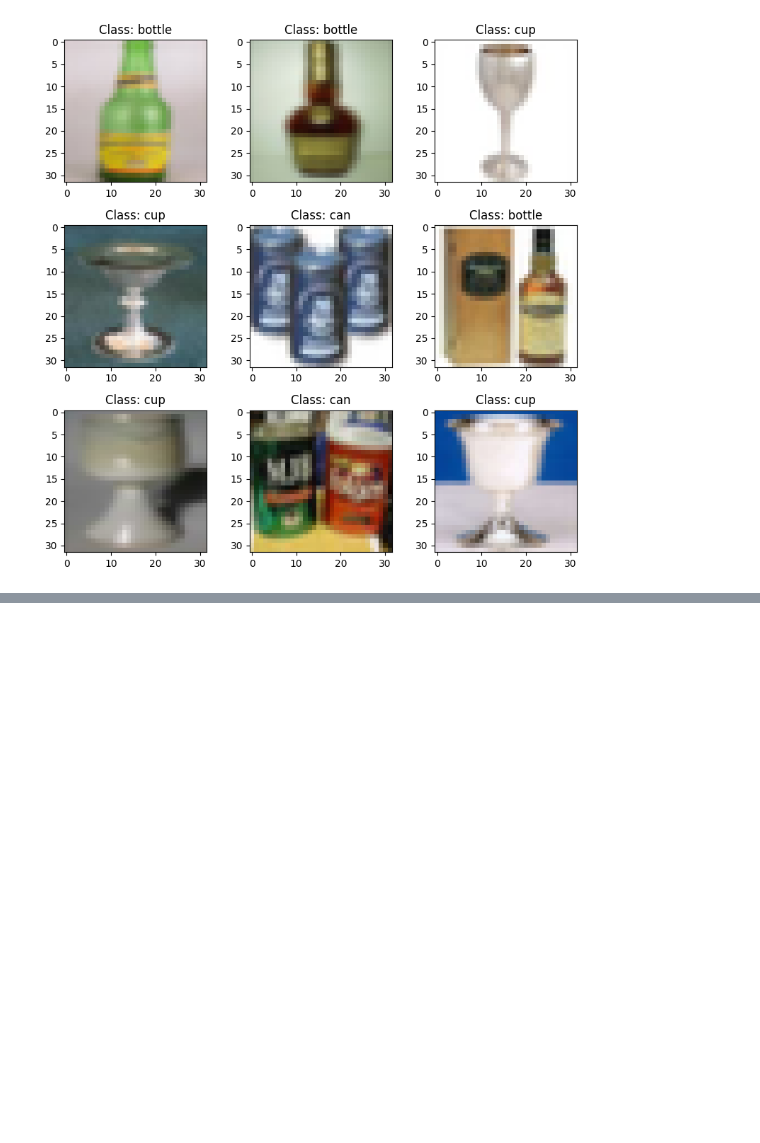
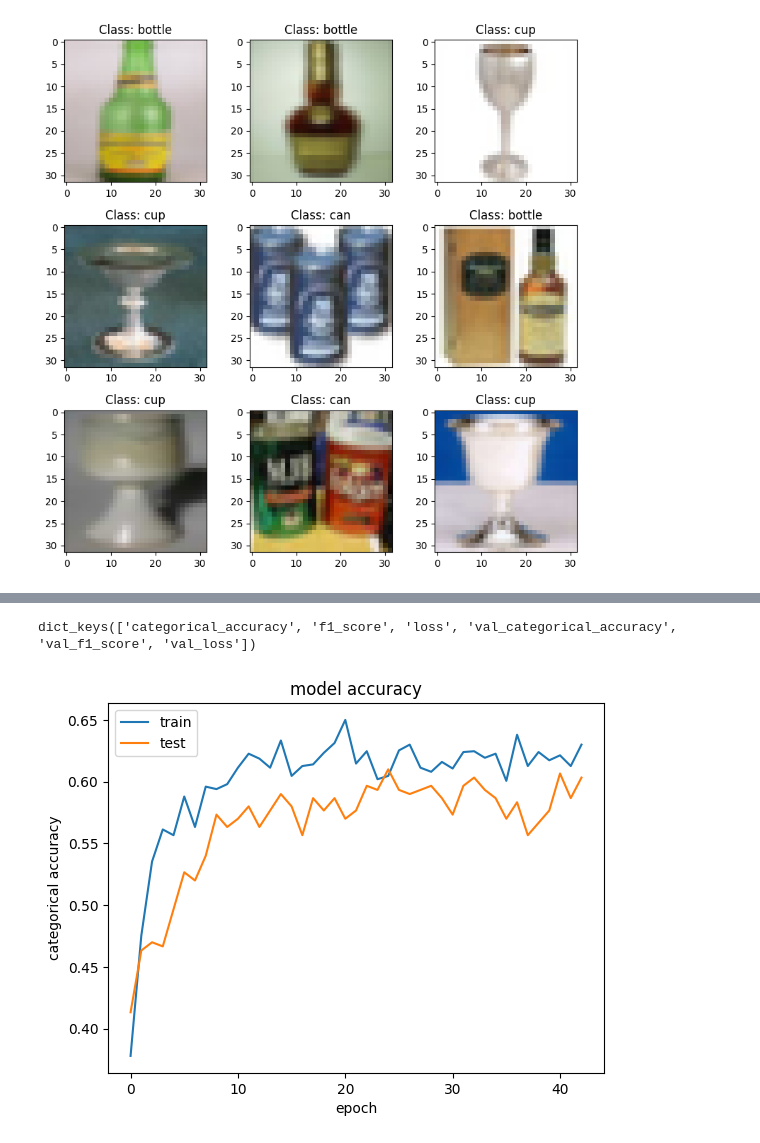
Before and after one commit to Sofie273/bvbv-rbp, a Jupyter notebook: mobileNet.ipynb, the cells around one changed output, grey strips where cells are left out. Saved outputs shown, nothing was run; the diff lists cells and outputs as text; code cells hidden in the pictures; blank space fills up the shorter version.

Commit message:
Add: First Fine-Tuning experiment

```diff
--- a/mobileNet.ipynb
+++ b/mobileNet.ipynb
@@ -290,11 +395,0 @@ Downloading data from https://storage.googleapis.com/tensorflow/keras-applicatio
-# %%
-SEED = 1234567842
-augmentation_pipeline = tf.keras.Sequential([
-    layers.RandomFlip("horizontal_and_vertical", seed=SEED),
-    layers.RandomRotation(0.2, seed=SEED),
-    layers.RandomZoom((0, -0.25), seed=SEED), #zooms in horizontal and vertical direction and preserves aspect ratio
-    layers.RandomBrightness((-0.2, 0.2), seed=SEED), # increase and decrease between 20%
-    layers.Lambda(lambda x: tf.cast(x,tf.int32))
-])
-
-# TODO: Integrate stack ontop of model and fine-tune
@@ -320,0 +412,7 @@ plt.tight_layout()
+# %%
+# to use the CategoricalCrossentropy we need to convert our labels into one hot encoded representation, instead of the indices of the class
+model.compile(
+    optimizer=keras.optimizers.Adam(),
+    loss=keras.losses.CategoricalCrossentropy(from_logits=False),
+    metrics=[keras.metrics.CategoricalAccuracy(), keras.metrics.F1Score()],
+)
@@ -320,0 +464,13 @@ plt.tight_layout()
+# %%
+# conversion to one-hot representation is needed by CategoricalCrossEntropy
+one_hot_train, one_hot_test, hot_idx_to_label = labels_to_one_hot(y_train, y_test)
+
+EPOCHS = 100
+# callbacks during training process
+early_stop  = tf.keras.callbacks.EarlyStopping(monitor='val_loss', patience=20)
+check_point = tf.keras.callbacks.ModelCheckpoint('best_model.keras', monitor='val_loss', save_best_only=True)
+history = model.fit(
+    x=x_train, y=one_hot_train, epochs=EPOCHS,
+    validation_data=(x_test, one_hot_test),
+    callbacks=[early_stop, check_point]
+    )
@@ -320,0 +495,17 @@ plt.tight_layout()
+# %%
+# list the data captured by the history
+print(history.history.keys())
+# %% [output]
+dict_keys(['categorical_accuracy', 'f1_score', 'loss', 'val_categorical_accuracy', 'val_f1_score', 'val_loss'])
+# %%
+
+# summarize history for accuracy
+plt.plot(history.history['categorical_accuracy'])
+plt.plot(history.history['val_categorical_accuracy'])
+plt.title('model accuracy')
+plt.ylabel('categorical accuracy')
+plt.xlabel('epoch')
+plt.legend(['train', 'test'], loc='upper left')
+plt.show()
+# %% [output]
+[figure, added]
```
Also changed, not shown: parts of 20 cells of this notebook, 1 other file.
